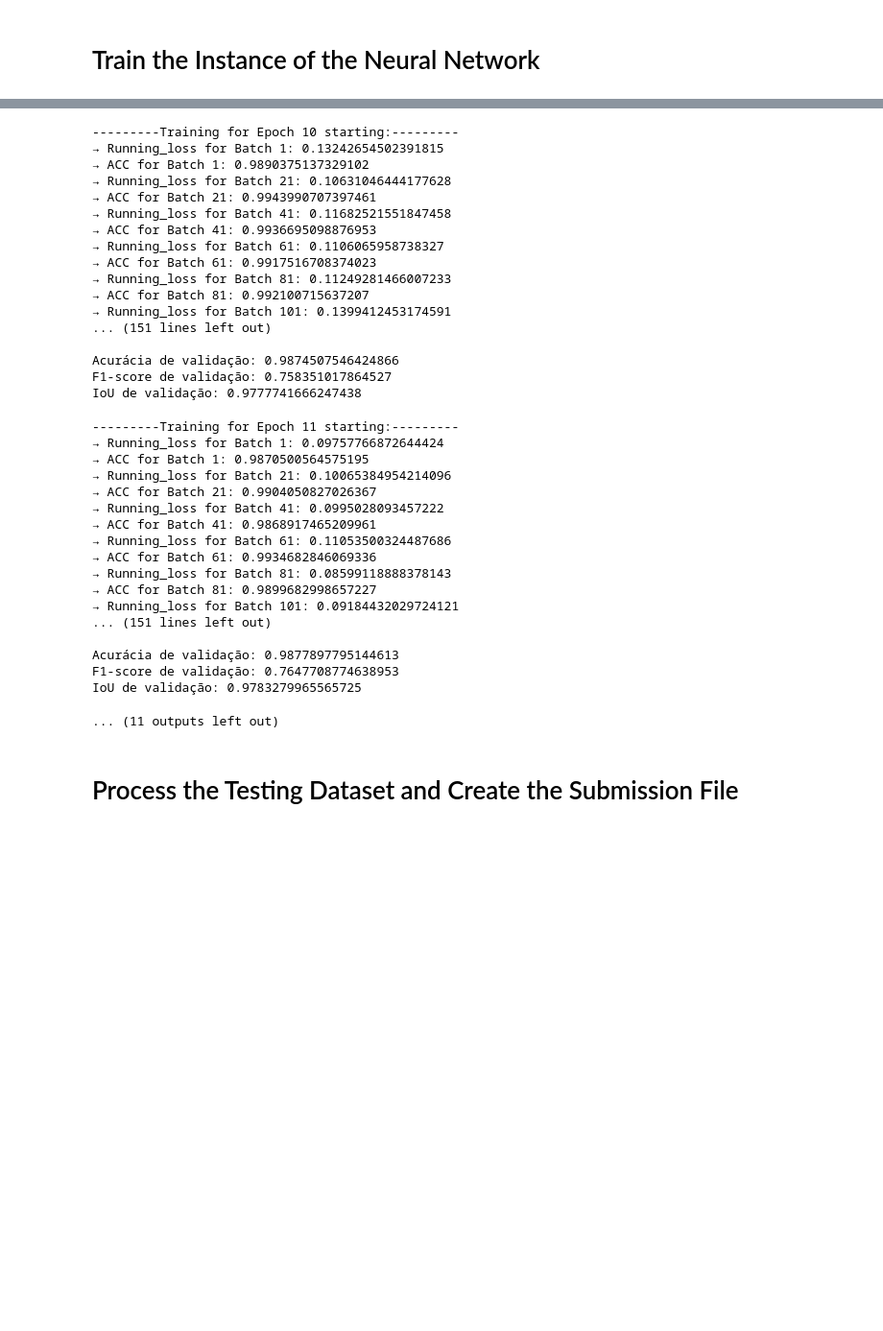
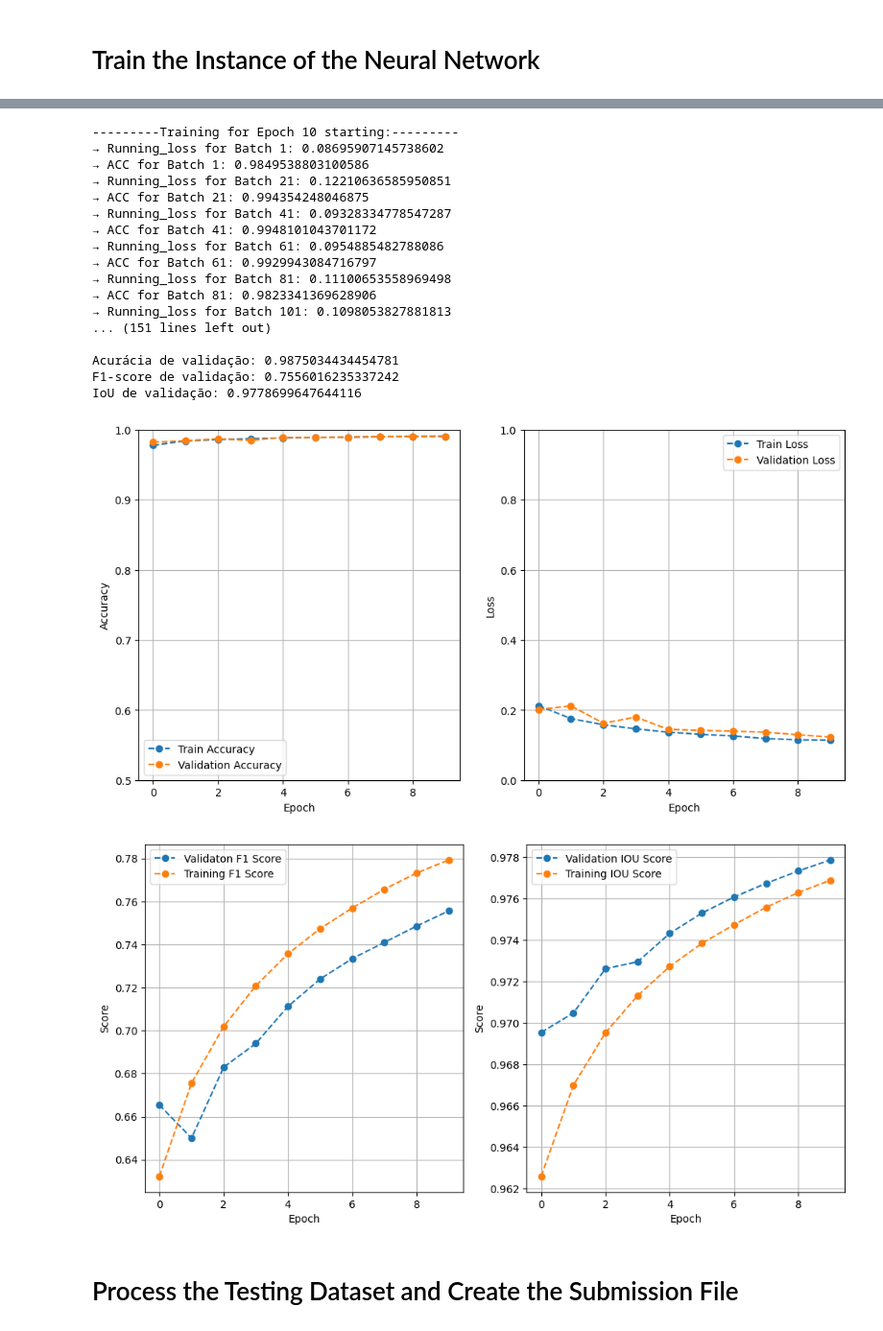
Before and after one commit to Wesley-Marinho/Soil-Erosion-Detection-CNN, a Jupyter notebook: notebook/DLinkNet50.ipynb, the cells around one changed output, grey strips where cells are left out. Shown at 96% size. Drawn from its saved outputs; the diff is of its cells as text; code cells hidden in the pictures; blank space fills up the shorter version.

```diff
--- a/notebook/DLinkNet50.ipynb
+++ b/notebook/DLinkNet50.ipynb
@@ -689,7 +689,7 @@ if model_training:
           loss_func=BCEIoULoss(), # BCEIoULoss(), DiceBCELoss(), nn.BCELoss()
           batch_size=4,
           learning_rate=2e-4,
-          epochs=20,
+          epochs=10,
           model_validation=model_validation,
           cuda_available=cuda_available,
           path_model=path_model)
@@ -854,38 +854,22 @@ IoU de validação: 0.9772021830454558
 ---------Training for Epoch 10 starting:---------
-→ Running_loss for Batch 1: 0.13242654502391815
-→ ACC for Batch 1: 0.9890375137329102
-→ Running_loss for Batch 21: 0.10631046444177628
-→ ACC for Batch 21: 0.9943990707397461
-→ Running_loss for Batch 41: 0.11682521551847458
-→ ACC for Batch 41: 0.9936695098876953
-→ Running_loss for Batch 61: 0.1106065958738327
-→ ACC for Batch 61: 0.9917516708374023
-→ Running_loss for Batch 81: 0.11249281466007233
-→ ACC for Batch 81: 0.992100715637207
-→ Running_loss for Batch 101: 0.1399412453174591
+→ Running_loss for Batch 1: 0.08695907145738602
+→ ACC for Batch 1: 0.9849538803100586
+→ Running_loss for Batch 21: 0.12210636585950851
+→ ACC for Batch 21: 0.994354248046875
+→ Running_loss for Batch 41: 0.09328334778547287
+→ ACC for Batch 41: 0.9948101043701172
+→ Running_loss for Batch 61: 0.0954885482788086
+→ ACC for Batch 61: 0.9929943084716797
+→ Running_loss for Batch 81: 0.11100653558969498
+→ ACC for Batch 81: 0.9823341369628906
+→ Running_loss for Batch 101: 0.1098053827881813
 ... (151 lines left out)
 
-Acurácia de validação: 0.9874507546424866
-F1-score de validação: 0.758351017864527
-IoU de validação: 0.9777741666247438
+Acurácia de validação: 0.9875034434454781
+F1-score de validação: 0.7556016235337242
+IoU de validação: 0.9778699647644116
----------Training for Epoch 11 starting:---------
-→ Running_loss for Batch 1: 0.09757766872644424
-→ ACC for Batch 1: 0.9870500564575195
-→ Running_loss for Batch 21: 0.10065384954214096
-→ ACC for Batch 21: 0.9904050827026367
-→ Running_loss for Batch 41: 0.0995028093457222
-→ ACC for Batch 41: 0.9868917465209961
-→ Running_loss for Batch 61: 0.11053500324487686
-→ ACC for Batch 61: 0.9934682846069336
-→ Running_loss for Batch 81: 0.08599118888378143
-→ ACC for Batch 81: 0.9899682998657227
-→ Running_loss for Batch 101: 0.09184432029724121
-... (151 lines left out)
-
-Acurácia de validação: 0.9877897795144613
-F1-score de validação: 0.7647708774638953
-IoU de validação: 0.9783279965565725
-... (11 outputs left out)
+[figure, added]
+[figure, added]
 # %%
 if model_loading:
     # Load the model from your Google Drive or local file system
```
Also changed, not shown: parts of 4 cells of this notebook, 7 other files.
